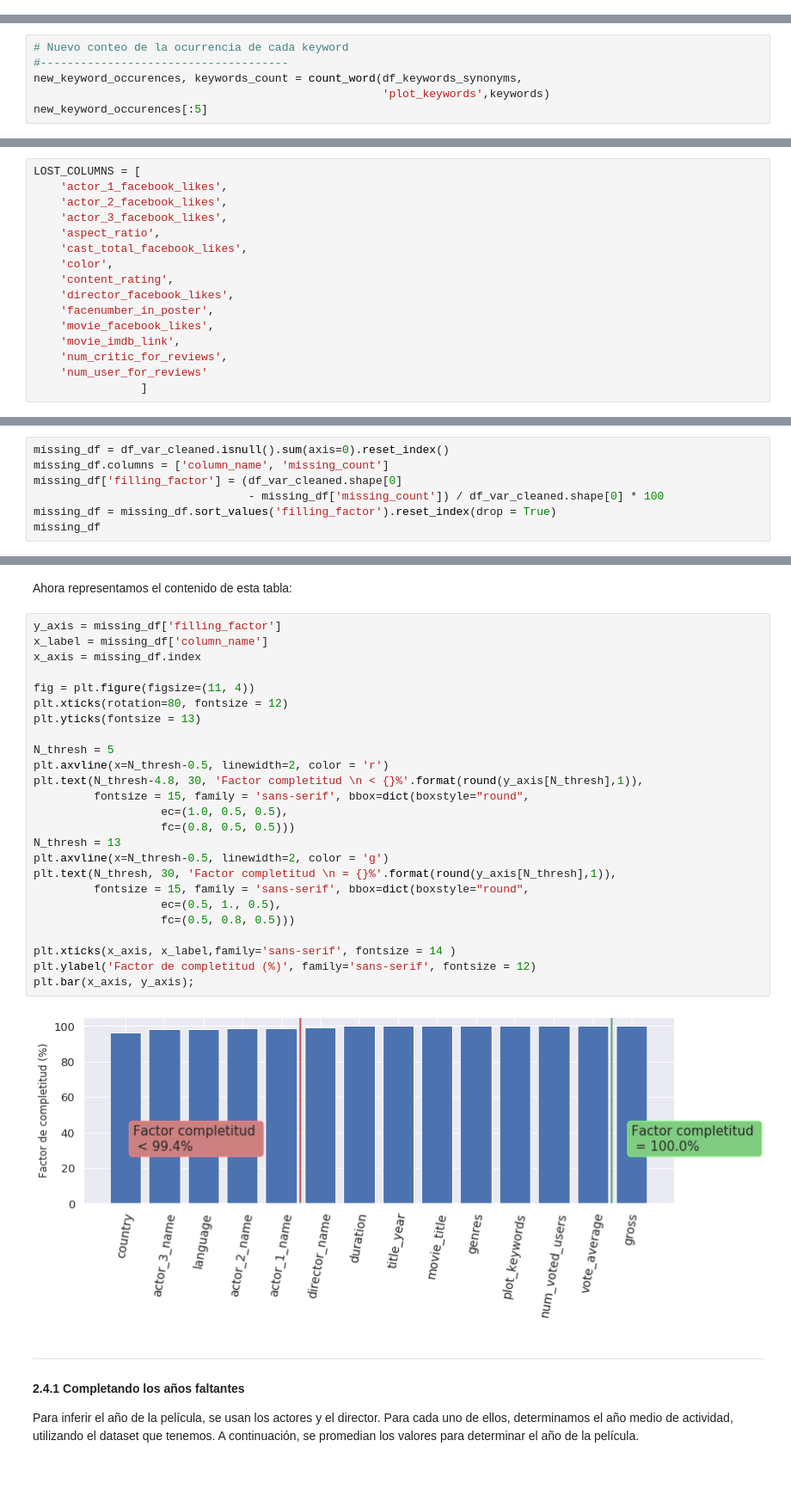
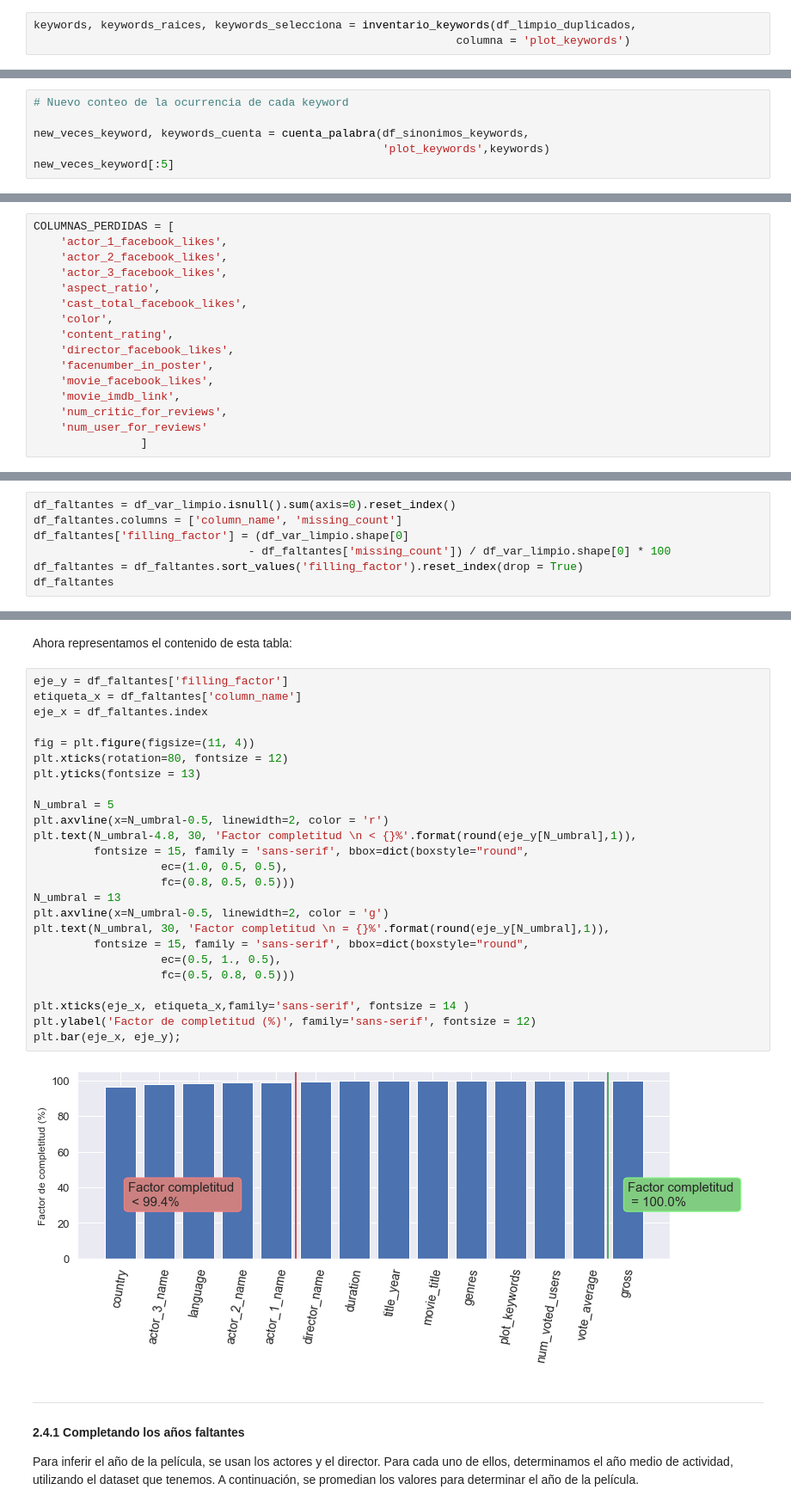
Before and after one commit to gontxomde/RecommendationEngine, a Jupyter notebook: notebooks/RecommendationEngine2021.ipynb, the cells around one changed output, grey strips where cells are left out. Shown: that part at 86% size. Saved outputs shown, nothing was run; the diff lists cells and outputs as text; blank space fills up the shorter version.

```diff
--- a/notebooks/RecommendationEngine2021.ipynb
+++ b/notebooks/RecommendationEngine2021.ipynb
@@ -555,0 +548,3 @@ Número de keywords en la variable: 'plot_keywords': 9474
+# %%
+keywords, keywords_raices, keywords_selecciona = inventario_keywords(df_limpio_duplicados,
+                                                               columna = 'plot_keywords')
@@ -757,9 +756,9 @@ Número de keywords en la variable: 'plot_keywords': 8908
 # %%
 # Nuevo conteo de la ocurrencia de cada keyword
-#-------------------------------------
-new_keyword_occurences, keywords_count = count_word(df_keywords_synonyms,
+
+new_veces_keyword, keywords_cuenta = cuenta_palabra(df_sinonimos_keywords,
                                                     'plot_keywords',keywords)
-new_keyword_occurences[:5]
+new_veces_keyword[:5]
 # %% [output]
 [['', 412],
  ['woman director', 324],
@@ -874,5 +873,5 @@ plt.show()
 # %%
-LOST_COLUMNS = [
+COLUMNAS_PERDIDAS = [
     'actor_1_facebook_likes',
     'actor_2_facebook_likes',
     'actor_3_facebook_likes',
@@ -938,12 +930,12 @@ ___
 
 Examinamos el número de valores faltantes en cada variable y escogemos una metodología para completar el dataset.
 # %%
-missing_df = df_var_cleaned.isnull().sum(axis=0).reset_index()
-missing_df.columns = ['column_name', 'missing_count']
-missing_df['filling_factor'] = (df_var_cleaned.shape[0]
-                                - missing_df['missing_count']) / df_var_cleaned.shape[0] * 100
-missing_df = missing_df.sort_values('filling_factor').reset_index(drop = True)
-missing_df
+df_faltantes = df_var_limpio.isnull().sum(axis=0).reset_index()
+df_faltantes.columns = ['column_name', 'missing_count']
+df_faltantes['filling_factor'] = (df_var_limpio.shape[0]
+                                - df_faltantes['missing_count']) / df_var_limpio.shape[0] * 100
+df_faltantes = df_faltantes.sort_values('filling_factor').reset_index(drop = True)
+df_faltantes
 # %% [output]
 |  | column_name | missing_count | filling_factor |
 | 0 | country | 174 | 96.377264 |
@@ -963,32 +955,32 @@ missing_df
 # %% [markdown]
 Ahora representamos el contenido de esta tabla:
 # %%
-y_axis = missing_df['filling_factor']
-x_label = missing_df['column_name']
-x_axis = missing_df.index
+eje_y = df_faltantes['filling_factor']
+etiqueta_x = df_faltantes['column_name']
+eje_x = df_faltantes.index
 
 fig = plt.figure(figsize=(11, 4))
 plt.xticks(rotation=80, fontsize = 12)
 plt.yticks(fontsize = 13)
 
-N_thresh = 5
-plt.axvline(x=N_thresh-0.5, linewidth=2, color = 'r')
-plt.text(N_thresh-4.8, 30, 'Factor completitud \n < {}%'.format(round(y_axis[N_thresh],1)),
+N_umbral = 5
+plt.axvline(x=N_umbral-0.5, linewidth=2, color = 'r')
+plt.text(N_umbral-4.8, 30, 'Factor completitud \n < {}%'.format(round(eje_y[N_umbral],1)),
          fontsize = 15, family = 'sans-serif', bbox=dict(boxstyle="round",
                    ec=(1.0, 0.5, 0.5),
                    fc=(0.8, 0.5, 0.5)))
-N_thresh = 13
-plt.axvline(x=N_thresh-0.5, linewidth=2, color = 'g')
-plt.text(N_thresh, 30, 'Factor completitud \n = {}%'.format(round(y_axis[N_thresh],1)),
+N_umbral = 13
+plt.axvline(x=N_umbral-0.5, linewidth=2, color = 'g')
+plt.text(N_umbral, 30, 'Factor completitud \n = {}%'.format(round(eje_y[N_umbral],1)),
          fontsize = 15, family = 'sans-serif', bbox=dict(boxstyle="round",
                    ec=(0.5, 1., 0.5),
                    fc=(0.5, 0.8, 0.5)))
 
-plt.xticks(x_axis, x_label,family='sans-serif', fontsize = 14 )
+plt.xticks(eje_x, etiqueta_x,family='sans-serif', fontsize = 14 )
 plt.ylabel('Factor de completitud (%)', family='sans-serif', fontsize = 12)
-plt.bar(x_axis, y_axis);
+plt.bar(eje_x, eje_y);
 # %% [output]
-[figure, old version]
+[figure, new version]
 # %% [markdown]
 ___
 #### 2.4.1 Completando los años faltantes
```
Also changed, not shown: parts of 83 cells of this notebook.
